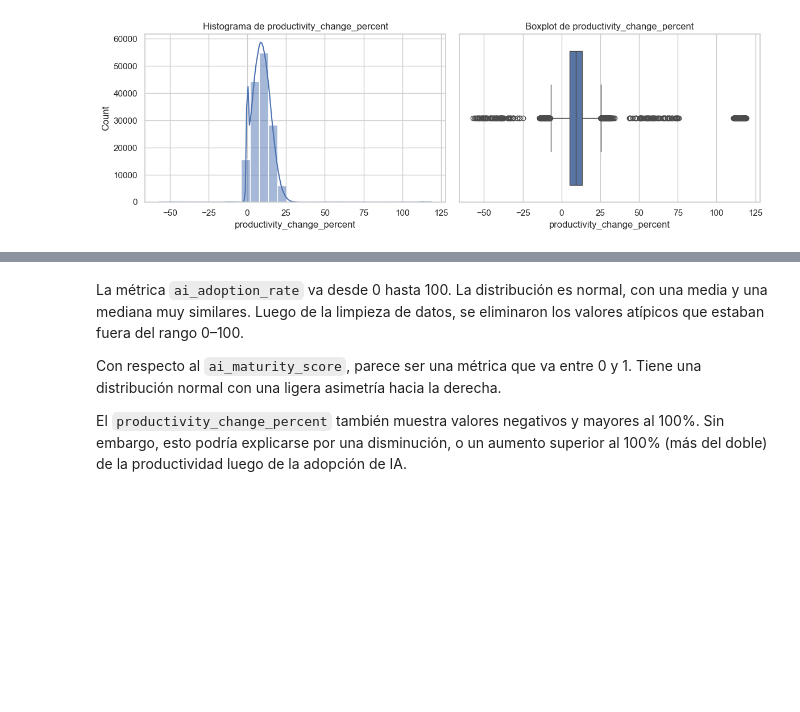
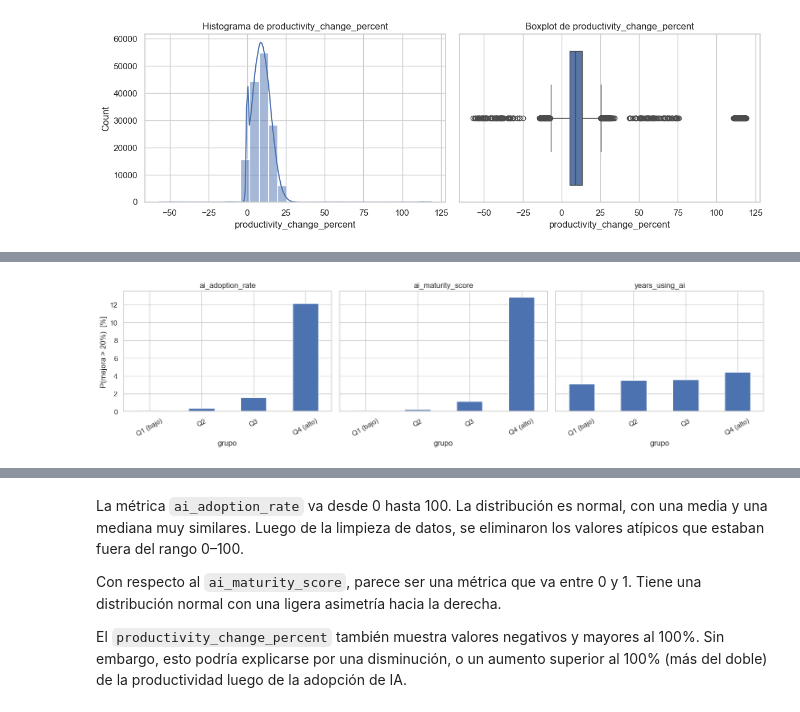
Before and after one commit to Ericsig/DiploDatos, a Jupyter notebook: notebook/eda_notebook.ipynb, the cells around one changed output, grey strips where cells are left out. Drawn from its saved outputs; the diff is of its cells as text; code cells hidden in the pictures; blank space fills up the shorter version.

Commit message:
Agrego análisis de probabilidades y analisis de NA en ai_adoption_stage

```diff
--- a/notebook/eda_notebook.ipynb
+++ b/notebook/eda_notebook.ipynb
@@ -887,0 +1055,20 @@ Name: productivity_change_percent, dtype: float64
+# %%
+UMBRAL = 20  # % de mejora de productividad que consideramos "grande"
+
+def prob_por_cuartil(df, variable, umbral=UMBRAL):
+    """P(mejora de productividad > umbral) para cada cuartil de 'variable'."""
+    d = df.dropna(subset=[variable, 'productivity_change_percent']).copy()
+    # divido la variable en 4 grupos de igual tamaño (cuartiles)
+    d['grupo'] = pd.qcut(d[variable], 4, labels=['Q1 (bajo)', 'Q2', 'Q3', 'Q4 (alto)'])
+    # dentro de cada grupo, qué fracción supera el umbral
+    prob = d.groupby('grupo', observed=True).apply(
+        lambda g: (g['productivity_change_percent'] > umbral).mean() * 100
+    )
+    return prob.round(2)
+
+vars_ia = ['ai_adoption_rate', 'ai_maturity_score', 'years_using_ai']
+
+tabla = pd.DataFrame({v: prob_por_cuartil(company_limpio, v) for v in vars_ia})
+tabla.index.name = 'Cuartil'
+print(f'P(mejora de productividad > {UMBRAL}%) por cuartil de cada variable de IA:')
+tabla
@@ -887,0 +1083,13 @@ Name: productivity_change_percent, dtype: float64
+# %%
+fig, axes = plt.subplots(1, len(vars_ia), figsize=(15, 4), sharey=True)
+
+for ax, v in zip(axes, vars_ia):
+    prob_por_cuartil(company_limpio, v).plot(kind='bar', ax=ax, color='#4C72B0')
+    ax.set_title(v)
+    ax.set_ylabel(f'P(mejora > {UMBRAL}%)  [%]')
+    ax.tick_params(axis='x', rotation=30)
+
+plt.tight_layout()
+plt.show()
+# %% [output]
+[figure, added]
```
Also changed, not shown: parts of 12 cells of this notebook.
